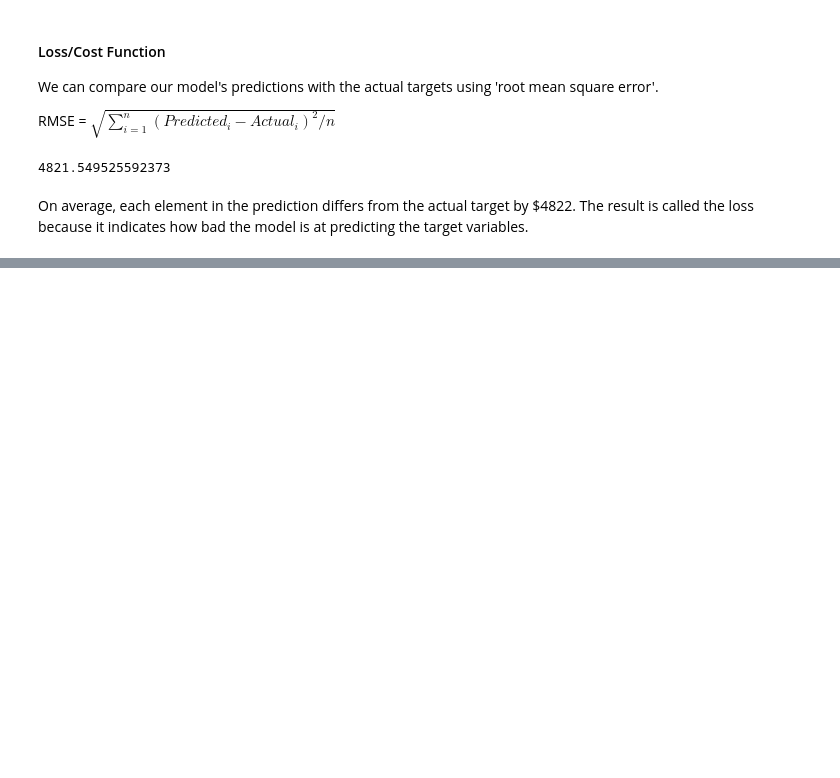
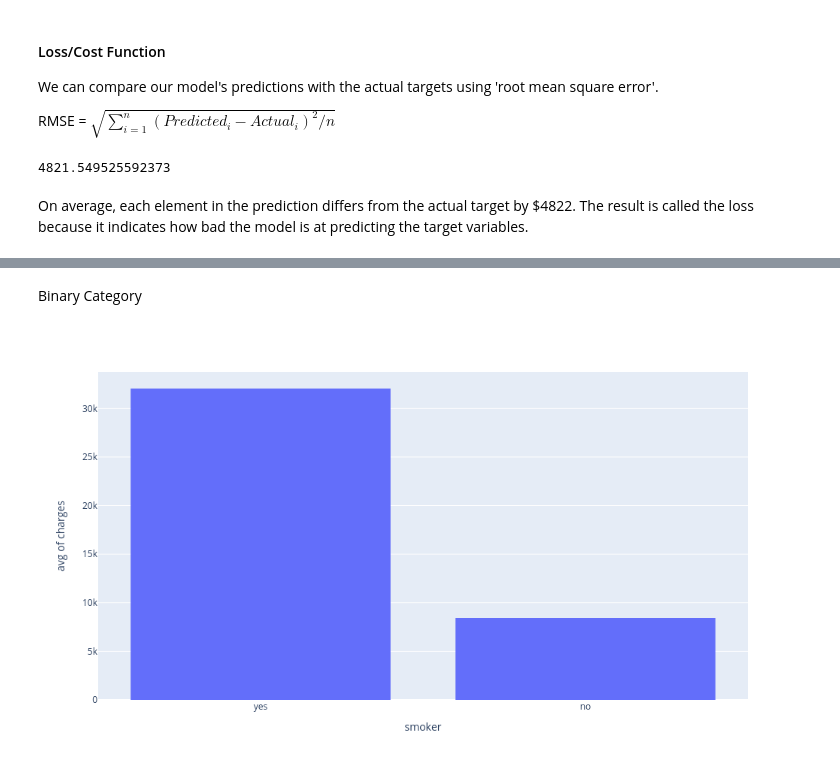
Before and after one commit to hereliesadvaith/Coding-Tutorials, a Jupyter notebook: 01_python/06_libraries/04_scikit_learn/00_linear_regression.ipynb, the cells around one changed output, grey strips where cells are left out. Drawn from its saved outputs; the diff is of its cells as text; code cells hidden in the pictures; blank space fills up the shorter version.

```diff
--- a/01_python/06_libraries/04_scikit_learn/00_linear_regression.ipynb
+++ b/01_python/06_libraries/04_scikit_learn/00_linear_regression.ipynb
@@ -324,0 +472,7 @@ On average, each element in the prediction differs from the actual target by $48
+# %% [markdown]
+Binary Category
+# %%
+# Let's start with binary category column smoker.
+px.histogram(medical_df, x='smoker', y='charges', histfunc='avg')
+# %% [output]
+[figure, added]
```
Also changed, not shown: parts of 52 cells of this notebook.
